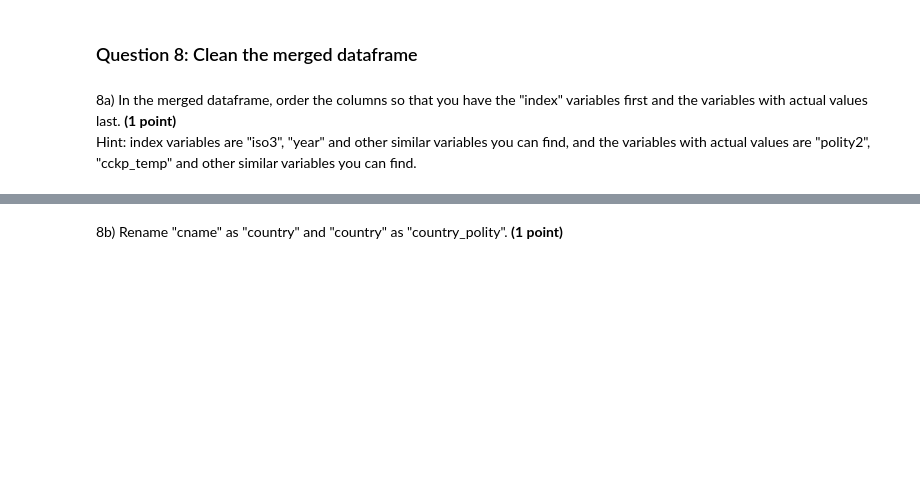
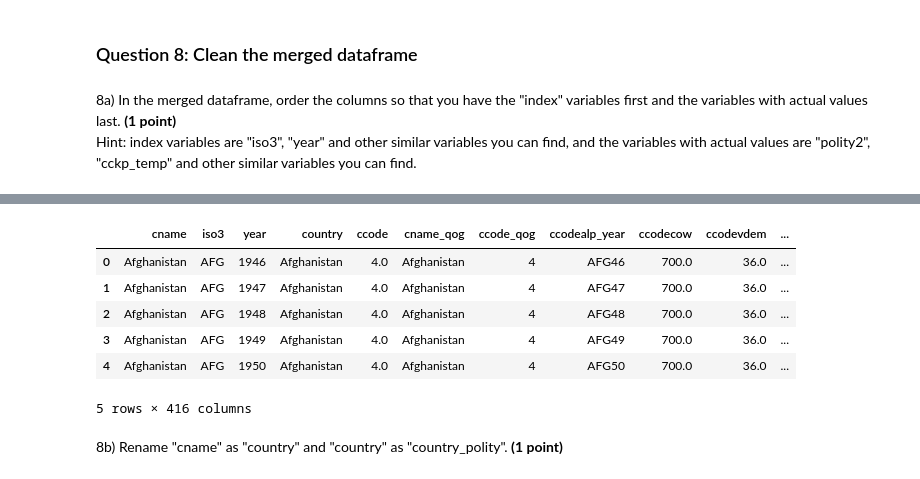
Before and after one commit to RitaGhilardi/class_datascience, a Jupyter notebook: Assigment/01_individual_assignment_RG.ipynb, the cells around one changed output, grey strips where cells are left out. Saved outputs shown, nothing was run; the diff lists cells and outputs as text; code cells hidden in the pictures; blank space fills up the shorter version.

Commit message:
First part finished

```diff
--- a/Assigment/01_individual_assignment_RG.ipynb
+++ b/Assigment/01_individual_assignment_RG.ipynb
@@ -667,10 +637,4 @@ double_records.sort_values(by = ["iso3", "year"])
 | 13384 | SDN | Sudan | 2011 | -2.0 |
 | 89 | VNM | Vietnam | 1976 | -7.0 |
 | 16025 | VNM | Vietnam North | 1976 | -7.0 |
-# %%
-# Will drop: Kosovo, ethiopia = 1, Sudan = -2, Vietnam North
-df_pol.drop(df_pol[df_pol["country"] == "Kosovo"].index, inplace = True)
-df_pol.drop(df_pol[(df_pol["country"] == "Ethiopia") & (df_pol["polity2"] == -1)].index, inplace = True)
-df_pol.drop(df_pol[(df_pol["country"] == "Sudan") & (df_pol["polity2"] == -2)].index, inplace = True)
-df_pol.drop(df_pol[df_pol["country"] == "Vietnam North"].index, inplace = True)
 # %%
@@ -684,3 +648,9 @@ df_pol.drop(df_pol[df_pol["country"] == "Vietnam"].index, inplace = True)
+# %%
+# Scrivere meglio
+df_pol.drop(df_pol[df_pol["country"] == "Kosovo"].index, inplace = True)
+df_pol.drop(df_pol[(df_pol["iso3"] == "ETH") & (df_pol["polity2"] == 1) & (df_pol["year"] == "1993")].index, inplace = True)
+df_pol.drop(df_pol[(df_pol["iso3"] == "SDN") & (df_pol["year"] == "2011") & (df_pol["polity2"] == -2)].index, inplace = True)
+df_pol.drop(df_pol[(df_pol["country"] == "Vietnam North") & (df_pol["year"] == "1976")].index, inplace = True)
 # %% [markdown]
 7d) Try now to merge the "clean-clean" versions of COG and Polity (the ones you obtained in 7g and 8c) always using the options how="left" and validate="one_to_one". Does it work, and why? How many rows has the resulting merged dataframe? **(1 point)**
 # %%
@@ -709,3 +679,27 @@ final_df
 Hint: index variables are "iso3", "year" and other similar variables you can find, and the variables with actual values are "polity2", "cckp_temp" and other similar variables you can find.
 # %%
 # Answer 8a
+column_names = final_df.columns.to_list()          # We store the column names into a list
+first_names = ["cname", "iso3", "year", "country"] # These are the columns we want at the beginning of the dataframe
+last_names = ["polity2", "cckp_temp" ]             # These are the columns we want at the end of the dataframe
+
+def get_other_columns(x, y, z):
+
+    """" This function takes as arguments x (a list containing all the column names in a dataset),
+    y and z, which are both two lists of column names that we want to remove from the x list.
+    The output of this function is a list of column names without the ones we want to keep as the
+    first and last ones of our dataframe."""
+
+    new_l = [] # Initializing a list
+
+    for column_name in x:
+        if column_name not in y:
+            if column_name not in z:
+                new_l += [column_name]
+
+    return new_l
+
+others = get_other_columns(column_names, first_names, last_names)
+# %%
+cleaned_df_columns = final_df.loc[:, first_names + others + last_names] # Ordering columns
+cleaned_df_columns.head()
@@ -712,3 +714,14 @@ Hint: index variables are "iso3", "year" and other similar variables you can fin
+# %%
+cleaned_df = cleaned_df_columns.drop(columns = ["Unnamed: 0"]) # Dropping "Unnamed: 0" column
+cleaned_df.head()
+# %% [output]
+|  | cname | iso3 | year | country | ccode | cname_qog | ccode_qog | ccodealp_year | ccodecow | ccodevdem | ... |
+| 0 | Afghanistan | AFG | 1946 | Afghanistan | 4.0 | Afghanistan | 4 | AFG46 | 700.0 | 36.0 | ... |
+| 1 | Afghanistan | AFG | 1947 | Afghanistan | 4.0 | Afghanistan | 4 | AFG47 | 700.0 | 36.0 | ... |
+| 2 | Afghanistan | AFG | 1948 | Afghanistan | 4.0 | Afghanistan | 4 | AFG48 | 700.0 | 36.0 | ... |
+| 3 | Afghanistan | AFG | 1949 | Afghanistan | 4.0 | Afghanistan | 4 | AFG49 | 700.0 | 36.0 | ... |
+| 4 | Afghanistan | AFG | 1950 | Afghanistan | 4.0 | Afghanistan | 4 | AFG50 | 700.0 | 36.0 | ... |
+5 rows × 416 columns
 # %% [markdown]
 8b) Rename "cname" as "country" and "country" as "country_polity". **(1 point)**
 # %%
```
Also changed, not shown: parts of 39 cells of this notebook, 2 other files.
